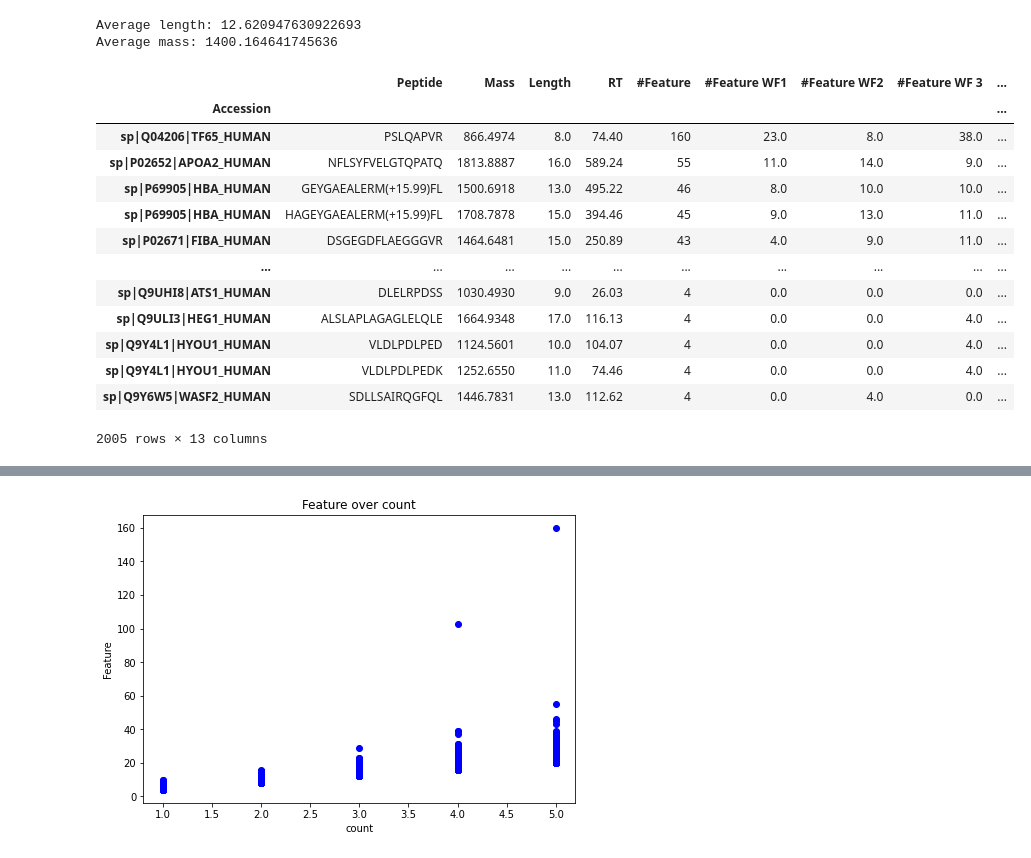
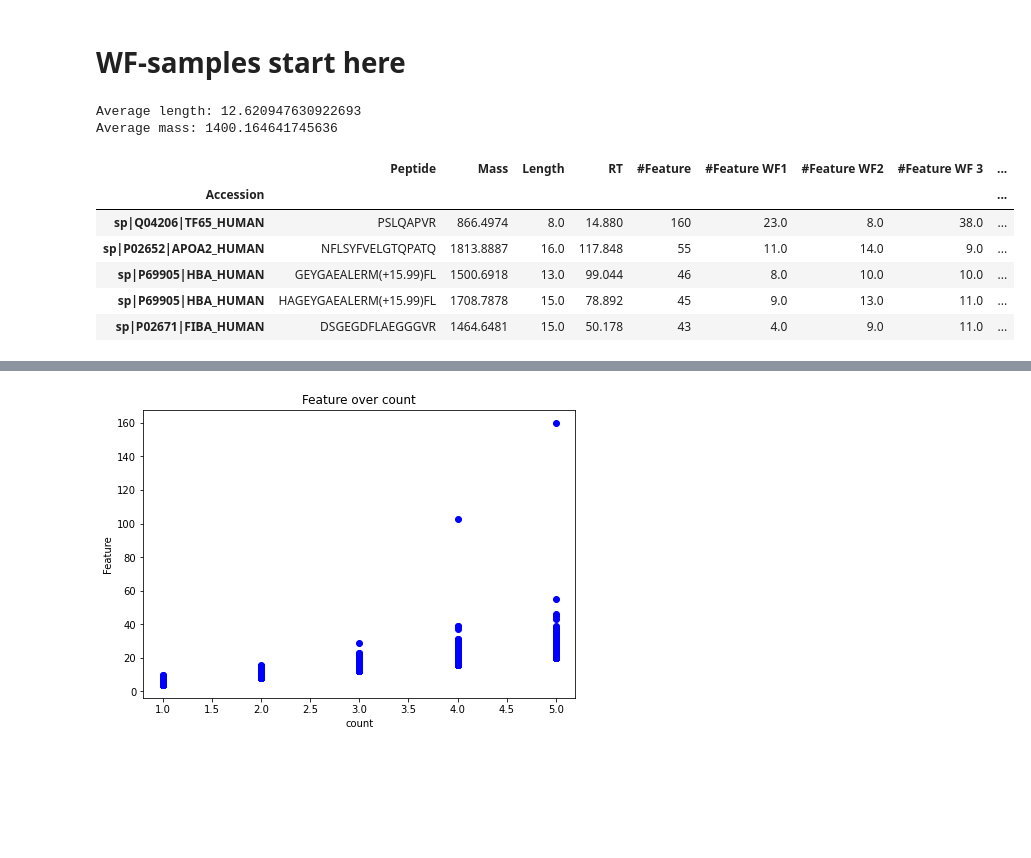
Before and after one commit to ErikHartman/peptidomic_py, a Jupyter notebook: analysis_erik.ipynb, the cells around one changed output, grey strips where cells are left out. Cells and saved outputs as stored; diff of their text form; code cells hidden in the pictures; blank space fills up the shorter version.

```diff
--- a/analysis_erik.ipynb
+++ b/analysis_erik.ipynb
@@ -1,47 +1,43 @@
+# %% [markdown]
+# WF-samples start here
 # %%
 import pandas as pd
 import matplotlib.pyplot as plt
 import os
 import xlrd
+import numpy as np
 
-path = os.getcwd()
-files = os.listdir(path)
+mapp='WF'
+files = os.listdir(mapp)
 # gets all xlsx files in cwd
 files_xlsx = [f for f in files if f[-4:] == 'xlsx']
 df = pd.DataFrame()
 for file in files_xlsx:
-    data = pd.read_excel(file, 'peptide')
+    data = pd.read_excel(mapp+ '/' +file, 'peptide')
     df = df.append(data)  # appends all data
 
 df = df.loc[(df['#Feature'] >= 4)] # sorts out if feature<4
 df['count'] = 1
 df = df.groupby(['Accession','Peptide']).sum()
 df.reset_index(['Peptide'], inplace=True)
-df['N-cut']=df['Peptide'].apply(lambda x: x[0:4])
-df['C-cut']=df['Peptide'].apply(lambda x: x[len(x):len(x)-5:-1])
-df = df.drop(['-10lgP', 'ppm', 'm/z', 'Area WF1', 'Area WF2', 'Area WF 3', 'Area WF4', 'Area WF5','Fraction'], axis=1)
+df['N-cut']=df['Peptide'].apply(lambda x: x[0:4]) #this can be changed to view different amounts of AA
+df['C-cut']=df['Peptide'].apply(lambda x: x[-4::1])
+df = df[['Peptide', 'Mass', 'Length', 'RT', '#Feature', '#Feature WF1','#Feature WF2', '#Feature WF 3', '#Feature WF4','#Feature WF5','count', 'N-cut', 'C-cut']]
 df['Mass']=df['Mass']/df['count']
 df['Length']=df['Length']/df['count']
-
+df['RT']=df['RT']/df['count']
 df = df.sort_values(['count','#Feature'], ascending=False)
 
 print("Average length: "+str(df['Length'].mean()))
 print("Average mass: "+str(df['Mass'].mean()))
-df
+df.head()
 # %% [output]
 Average length: 12.620947630922693
 Average mass: 1400.164641745636
 |  | Peptide | Mass | Length | RT | #Feature | #Feature WF1 | #Feature WF2 | #Feature WF 3 | ... |
 | Accession |  |  |  |  |  |  |  |  | ... |
-| sp|Q04206|TF65_HUMAN | PSLQAPVR | 866.4974 | 8.0 | 74.40 | 160 | 23.0 | 8.0 | 38.0 | ... |
-| sp|P02652|APOA2_HUMAN | NFLSYFVELGTQPATQ | 1813.8887 | 16.0 | 589.24 | 55 | 11.0 | 14.0 | 9.0 | ... |
-| sp|P69905|HBA_HUMAN | GEYGAEALERM(+15.99)FL | 1500.6918 | 13.0 | 495.22 | 46 | 8.0 | 10.0 | 10.0 | ... |
-| sp|P69905|HBA_HUMAN | HAGEYGAEALERM(+15.99)FL | 1708.7878 | 15.0 | 394.46 | 45 | 9.0 | 13.0 | 11.0 | ... |
-| sp|P02671|FIBA_HUMAN | DSGEGDFLAEGGGVR | 1464.6481 | 15.0 | 250.89 | 43 | 4.0 | 9.0 | 11.0 | ... |
-| ... | ... | ... | ... | ... | ... | ... | ... | ... | ... |
-| sp|Q9UHI8|ATS1_HUMAN | DLELRPDSS | 1030.4930 | 9.0 | 26.03 | 4 | 0.0 | 0.0 | 0.0 | ... |
-| sp|Q9ULI3|HEG1_HUMAN | ALSLAPLAGAGLELQLE | 1664.9348 | 17.0 | 116.13 | 4 | 0.0 | 0.0 | 4.0 | ... |
-| sp|Q9Y4L1|HYOU1_HUMAN | VLDLPDLPED | 1124.5601 | 10.0 | 104.07 | 4 | 0.0 | 0.0 | 4.0 | ... |
-| sp|Q9Y4L1|HYOU1_HUMAN | VLDLPDLPEDK | 1252.6550 | 11.0 | 74.46 | 4 | 0.0 | 0.0 | 4.0 | ... |
-| sp|Q9Y6W5|WASF2_HUMAN | SDLLSAIRQGFQL | 1446.7831 | 13.0 | 112.62 | 4 | 0.0 | 4.0 | 0.0 | ... |
+| sp|Q04206|TF65_HUMAN | PSLQAPVR | 866.4974 | 8.0 | 14.880 | 160 | 23.0 | 8.0 | 38.0 | ... |
+| sp|P02652|APOA2_HUMAN | NFLSYFVELGTQPATQ | 1813.8887 | 16.0 | 117.848 | 55 | 11.0 | 14.0 | 9.0 | ... |
+| sp|P69905|HBA_HUMAN | GEYGAEALERM(+15.99)FL | 1500.6918 | 13.0 | 99.044 | 46 | 8.0 | 10.0 | 10.0 | ... |
+| sp|P69905|HBA_HUMAN | HAGEYGAEALERM(+15.99)FL | 1708.7878 | 15.0 | 78.892 | 45 | 9.0 | 13.0 | 11.0 | ... |
+| sp|P02671|FIBA_HUMAN | DSGEGDFLAEGGGVR | 1464.6481 | 15.0 | 50.178 | 43 | 4.0 | 9.0 | 11.0 | ... |
-2005 rows × 13 columns
```
Also changed, not shown: parts of 27 cells of this notebook, 6 other files.
